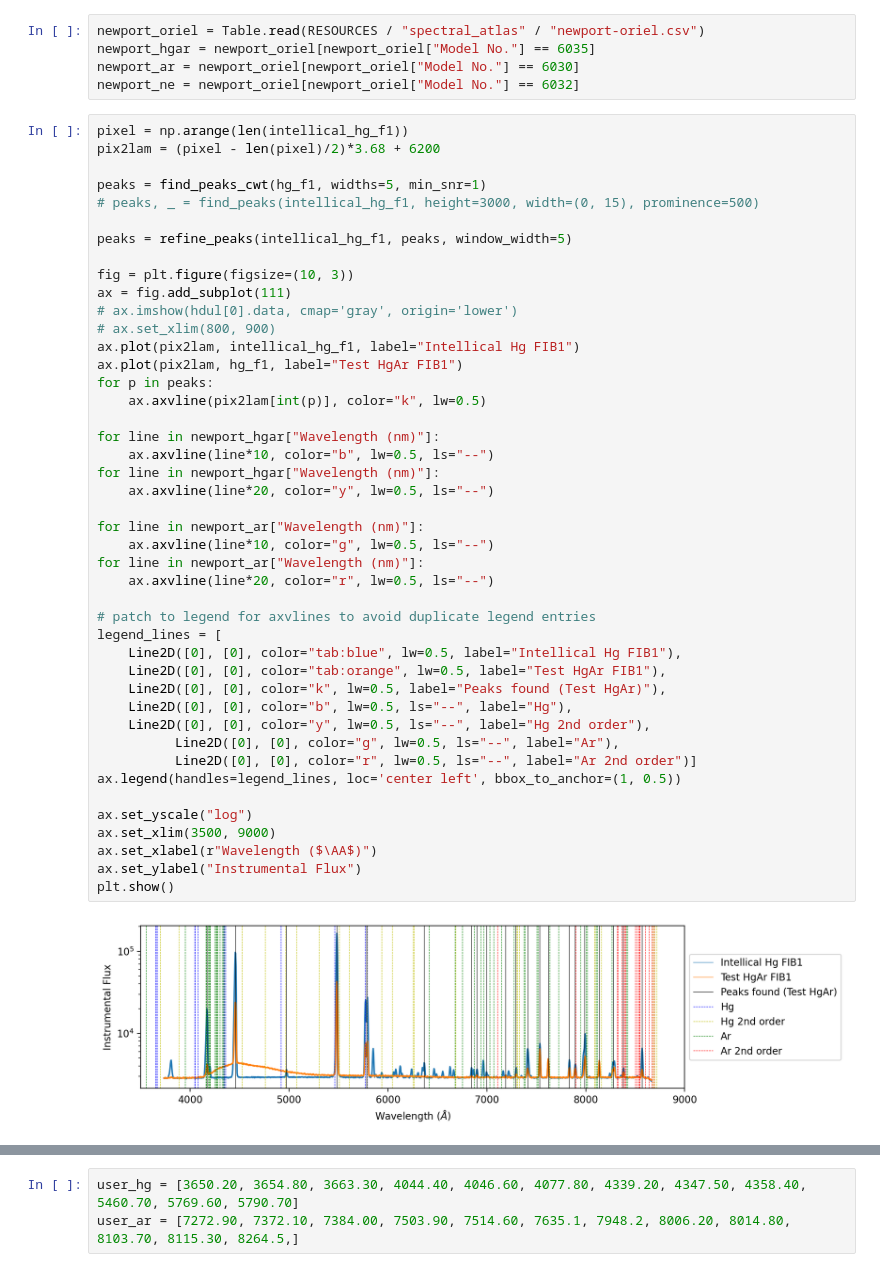
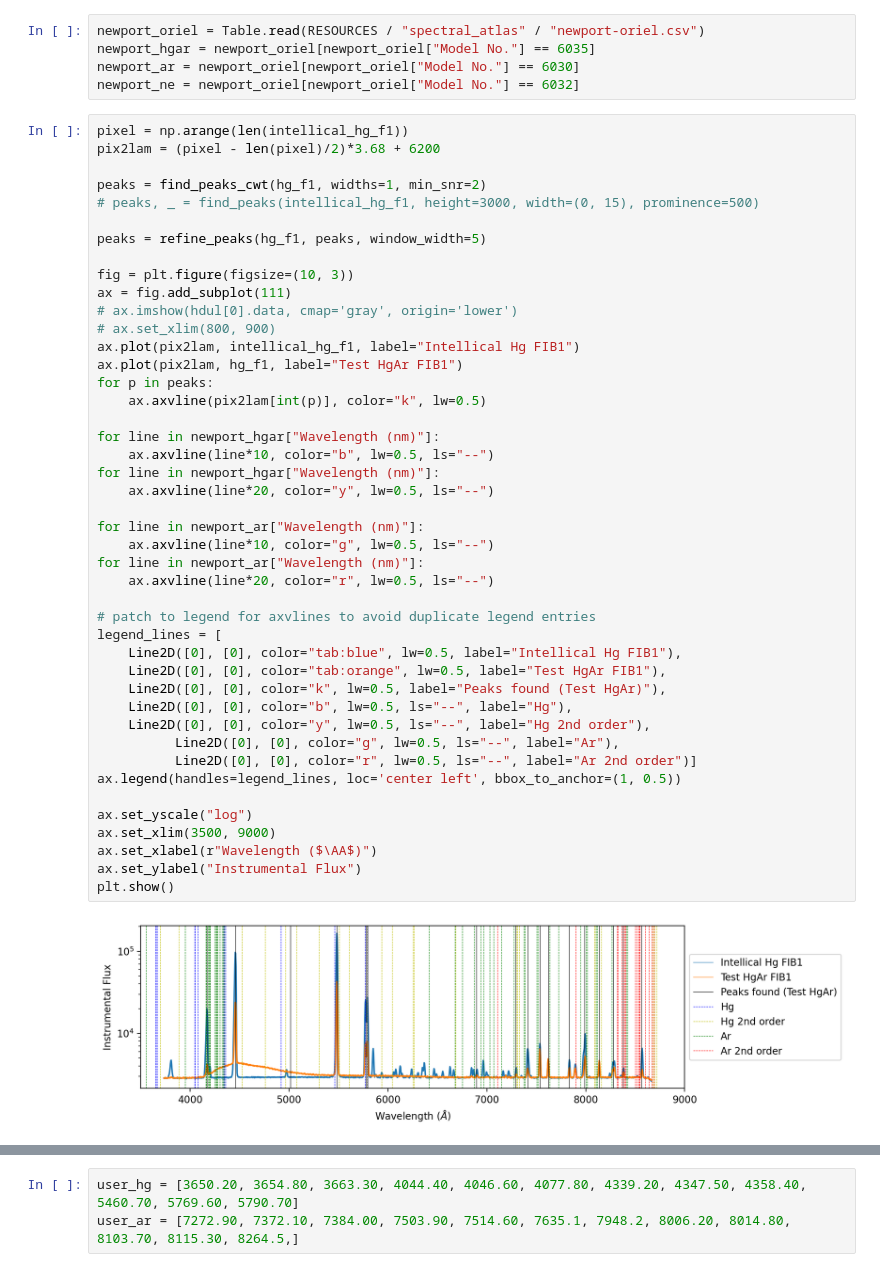
Before and after one commit to hbahk/kspecdr, a Jupyter notebook: notebooks/test_arc_20251224.ipynb, the cells around one changed output, grey strips where cells are left out. Drawn from its saved outputs; the diff is of its cells as text.

```diff
--- a/notebooks/test_arc_20251224.ipynb
+++ b/notebooks/test_arc_20251224.ipynb
@@ -397,10 +397,10 @@ newport_ne = newport_oriel[newport_oriel["Model No."] == 6032]
 pixel = np.arange(len(intellical_hg_f1))
 pix2lam = (pixel - len(pixel)/2)*3.68 + 6200
 
-peaks = find_peaks_cwt(hg_f1, widths=5, min_snr=1)
+peaks = find_peaks_cwt(hg_f1, widths=1, min_snr=2)
 # peaks, _ = find_peaks(intellical_hg_f1, height=3000, width=(0, 15), prominence=500)
 
-peaks = refine_peaks(intellical_hg_f1, peaks, window_width=5)
+peaks = refine_peaks(hg_f1, peaks, window_width=5)
 
 fig = plt.figure(figsize=(10, 3))
 ax = fig.add_subplot(111)
@@ -411,34 +411,34 @@ ax.plot(pix2lam, hg_f1, label="Test HgAr FIB1")
 for p in peaks:
     ax.axvline(pix2lam[int(p)], color="k", lw=0.5)
 
 for line in newport_hgar["Wavelength (nm)"]:
     ax.axvline(line*10, color="b", lw=0.5, ls="--")
 for line in newport_hgar["Wavelength (nm)"]:
     ax.axvline(line*20, color="y", lw=0.5, ls="--")
 
 for line in newport_ar["Wavelength (nm)"]:
     ax.axvline(line*10, color="g", lw=0.5, ls="--")
 for line in newport_ar["Wavelength (nm)"]:
     ax.axvline(line*20, color="r", lw=0.5, ls="--")
 
 # patch to legend for axvlines to avoid duplicate legend entries
 legend_lines = [
     Line2D([0], [0], color="tab:blue", lw=0.5, label="Intellical Hg FIB1"),
     Line2D([0], [0], color="tab:orange", lw=0.5, label="Test HgAr FIB1"),
     Line2D([0], [0], color="k", lw=0.5, label="Peaks found (Test HgAr)"),
     Line2D([0], [0], color="b", lw=0.5, ls="--", label="Hg"),
     Line2D([0], [0], color="y", lw=0.5, ls="--", label="Hg 2nd order"),
           Line2D([0], [0], color="g", lw=0.5, ls="--", label="Ar"),
           Line2D([0], [0], color="r", lw=0.5, ls="--", label="Ar 2nd order")]
 ax.legend(handles=legend_lines, loc='center left', bbox_to_anchor=(1, 0.5))
 
 ax.set_yscale("log")
 ax.set_xlim(3500, 9000)
 ax.set_xlabel(r"Wavelength ($\AA$)")
 ax.set_ylabel("Instrumental Flux")
 plt.show()
 # %% [output]
-[figure, old version]
+[figure, new version]
 # %%
 import numpy as np
 import plotly.graph_objects as go
```
Also changed, not shown: parts of 25 cells of this notebook, 5 other files.
